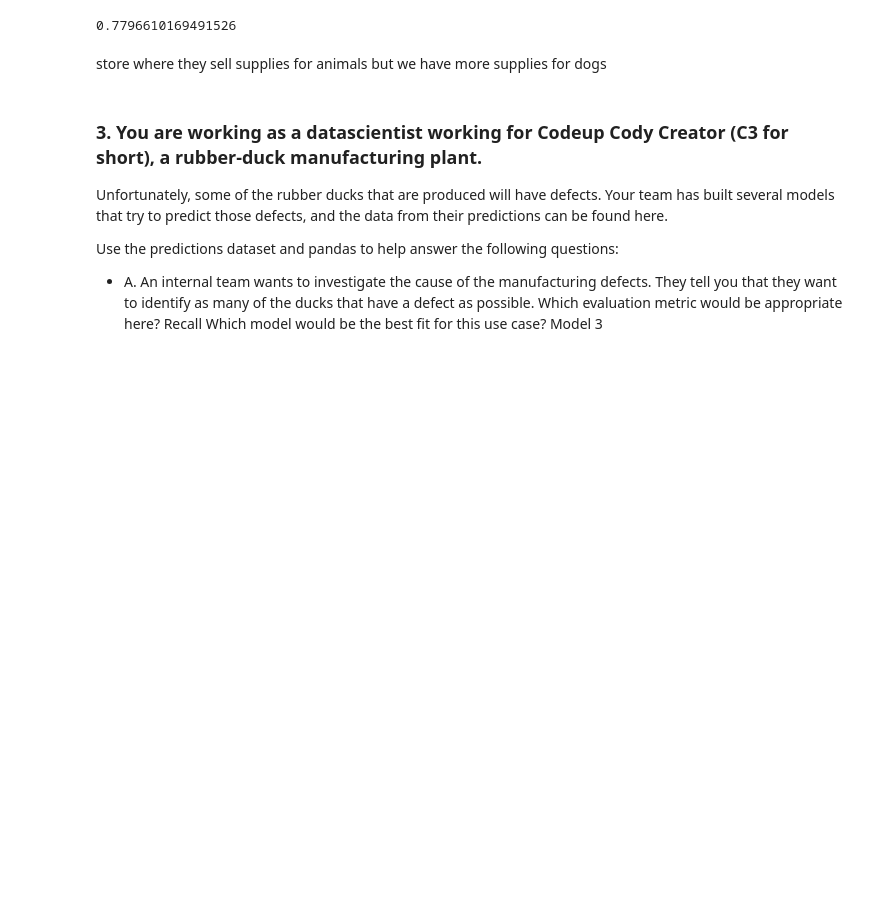
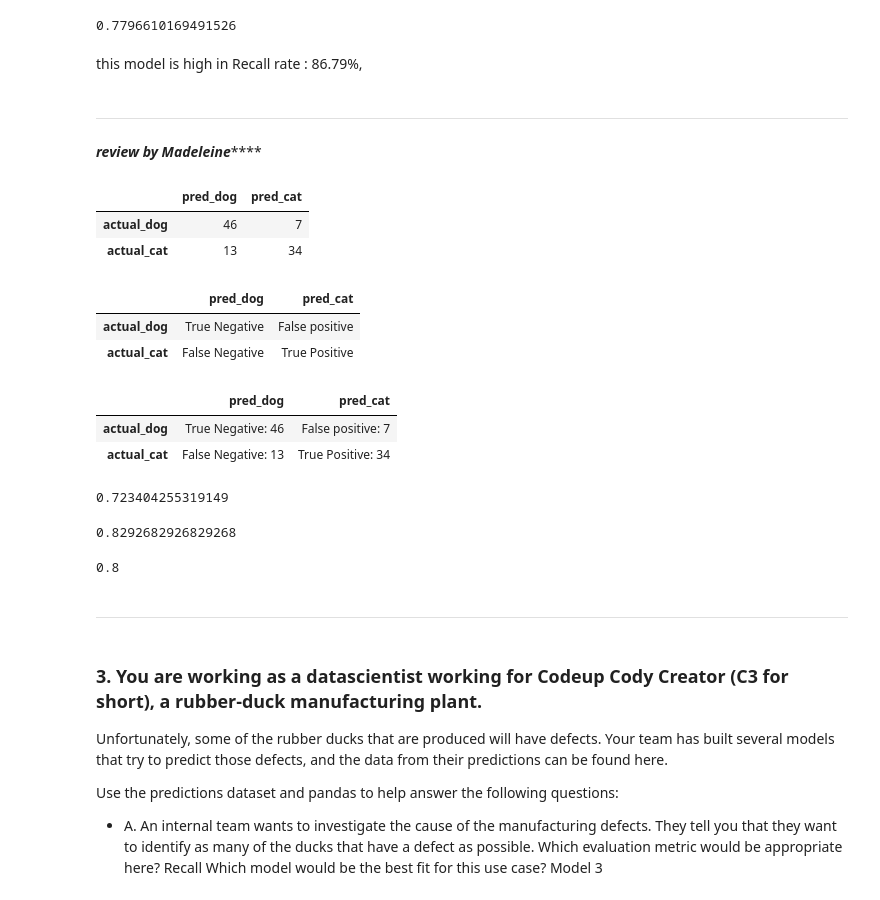
Before and after one commit to cindyvillanuevads/classification-exercises, a Jupyter notebook: model_evaluation.ipynb, the cells around one changed output. Saved outputs shown, nothing was run; the diff lists cells and outputs as text; code cells hidden in the pictures; blank space fills up the shorter version.

```diff
--- a/model_evaluation.ipynb
+++ b/model_evaluation.ipynb
@@ -53,4 +54,17 @@ preccision
 # %% [output]
 0.7796610169491526
-# %% [markdown]
-store where they sell  supplies for animals but we have more supplies for dogs
+# %% [markdown]
+this model is high in Recall rate : 86.79%,
+# %% [markdown]
+********************************************
+# %% [markdown]
+*****************review  by Madeleine*********************
+# %%
+#positive = cat
+#create a df
+df = pd.DataFrame({'pred_dog': [46, 13], 'pred_cat': [7, 34]}, index=['actual_dog', 'actual_cat'])
+df
+# %% [output]
+|  | pred_dog | pred_cat |
+| actual_dog | 46 | 7 |
+| actual_cat | 13 | 34 |
@@ -57,3 +73,36 @@ store where they sell  supplies for animals but we have more supplies for dogs
+# %%
+rubric_df
+# %% [output]
+|  | pred_dog | pred_cat |
+| actual_dog | True Negative | False positive |
+| actual_cat | False Negative | True Positive |
+# %%
+# add df and  rubric_df
+rubric_df + ': ' + df.values.astype(str)
+# %% [output]
+|  | pred_dog | pred_cat |
+| actual_dog | True Negative: 46 | False positive: 7 |
+| actual_cat | False Negative: 13 | True Positive: 34 |
+# %%
+# Recall: TP / (TP + FN)
+recall = 34 / (34 + 13)
+recall
+# %% [output]
+0.723404255319149
+# %%
+# Precision: TP / (TP + FP)
+precision = 34 / (34 + 7)
+precision
+# %% [output]
+0.8292682926829268
+# %%
+# Accuracy : (TP + TN) / (TP + TN + FP + FN)
+accuracy = (34 + 46) / df.values.sum()
+accuracy
+# %% [output]
+0.8
+# %% [markdown]
+*********************************
 # %% [markdown]
 ### 3. You are working as a datascientist working for Codeup Cody Creator (C3 for short), a rubber-duck manufacturing plant.
 
```
Also changed, not shown: parts of 57 cells of this notebook.
